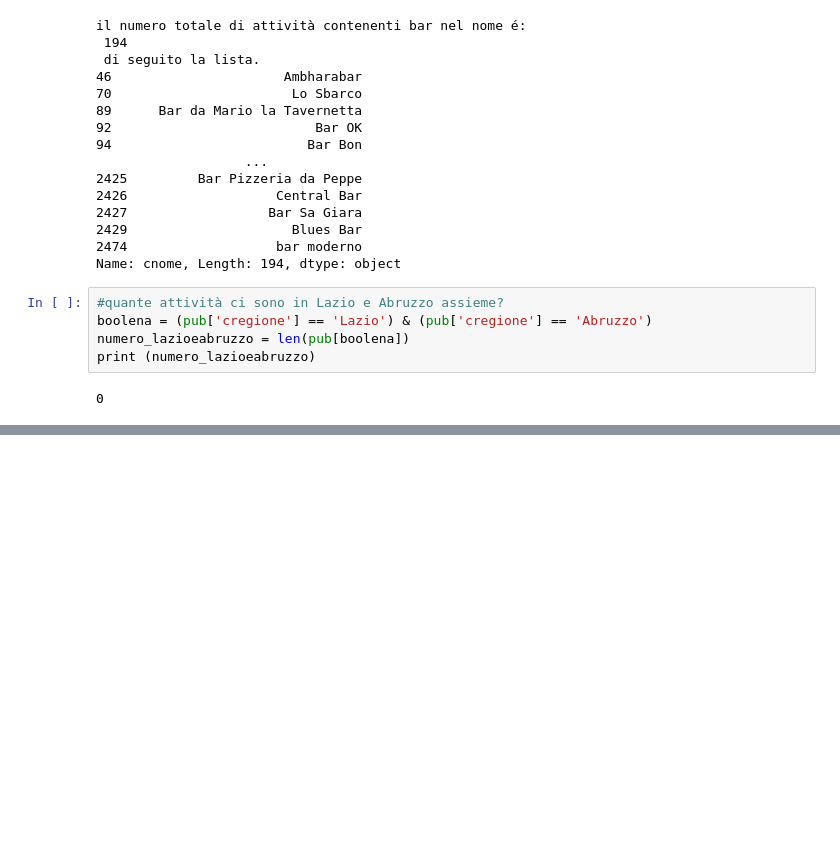
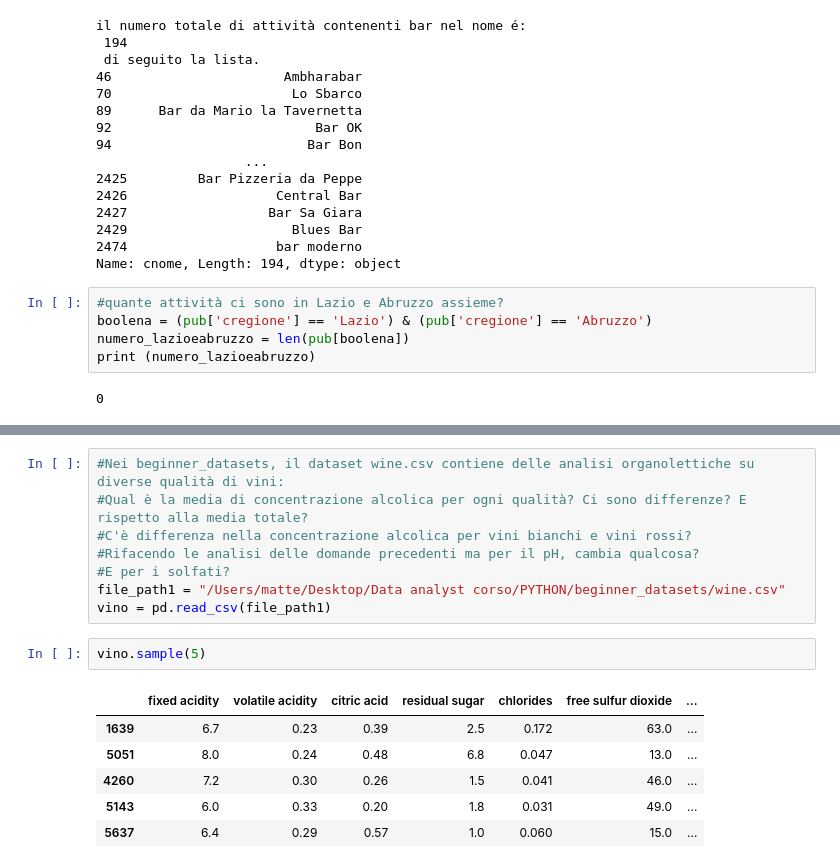
Before and after one commit to MatteoCapp/PYTHON, a Jupyter notebook: W15D5.ipynb, the cells around one changed output, grey strips where cells are left out. Saved outputs shown, nothing was run; the diff lists cells and outputs as text; blank space fills up the shorter version.

```diff
--- a/W15D5.ipynb
+++ b/W15D5.ipynb
@@ -167,0 +210,17 @@ print (numero_lazioeabruzzo)
+# %%
+#Nei beginner_datasets, il dataset wine.csv contiene delle analisi organolettiche su diverse qualità di vini:
+#Qual è la media di concentrazione alcolica per ogni qualità? Ci sono differenze? E rispetto alla media totale?
+#C'è differenza nella concentrazione alcolica per vini bianchi e vini rossi?
+#Rifacendo le analisi delle domande precedenti ma per il pH, cambia qualcosa?
+#E per i solfati?
+file_path1 = "/Users/matte/Desktop/Data analyst corso/PYTHON/beginner_datasets/wine.csv"
+vino = pd.read_csv(file_path1)
+# %%
+vino.sample(5)
+# %% [output]
+|  | fixed acidity | volatile acidity | citric acid | residual sugar | chlorides | free sulfur dioxide | ... |
+| 1639 | 6.7 | 0.23 | 0.39 | 2.5 | 0.172 | 63.0 | ... |
+| 5051 | 8.0 | 0.24 | 0.48 | 6.8 | 0.047 | 13.0 | ... |
+| 4260 | 7.2 | 0.30 | 0.26 | 1.5 | 0.041 | 46.0 | ... |
+| 5143 | 6.0 | 0.33 | 0.20 | 1.8 | 0.031 | 49.0 | ... |
+| 5637 | 6.4 | 0.29 | 0.57 | 1.0 | 0.060 | 15.0 | ... |
```
Also changed, not shown: parts of 18 cells of this notebook.
